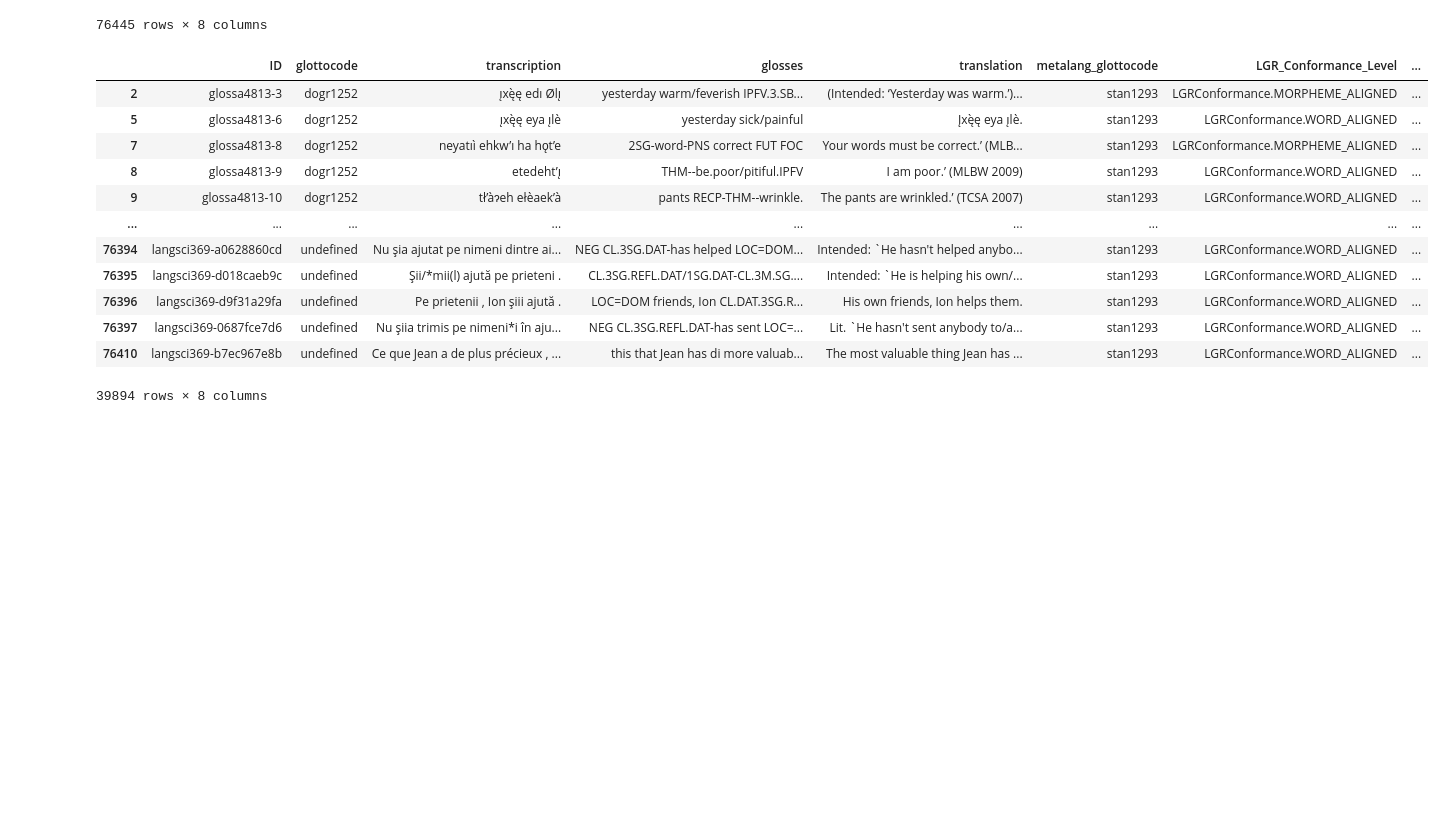
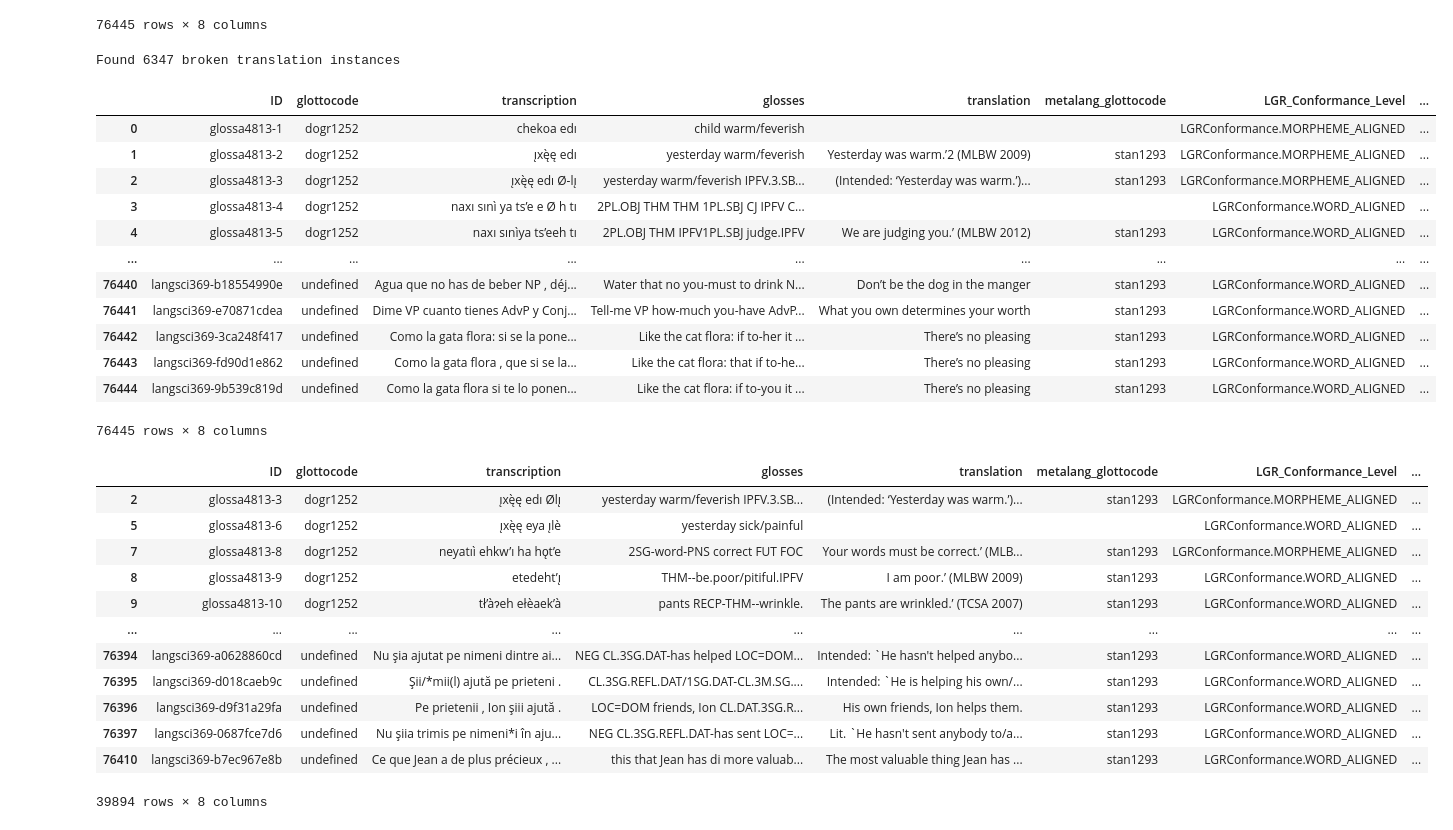
Before and after one commit to foltaProject/glosslm, a Jupyter notebook: IMTVault-processing.ipynb, the cells around one changed output. Drawn from its saved outputs; the diff is of its cells as text; code cells hidden in the pictures; blank space fills up the shorter version.

```diff
--- a/IMTVault-processing.ipynb
+++ b/IMTVault-processing.ipynb
@@ -26,9 +26,11 @@ examples = examples.rename(columns={"Language_ID": "glottocode",
                                     "Translated_Text": "translation",
                                     "Meta_Language_ID": "metalang_glottocode"})
 
-examples["is_segmented"] = examples["LGR_Conformance_Level"] == "LGRConformance.MORPHEME_ALIGNED"
-examples.loc[examples["is_segmented"] == False, "is_segmented"] = "undefined"
+# examples["is_segmented"] = examples["LGR_Conformance_Level"] == "LGRConformance.MORPHEME_ALIGNED"
+examples["is_segmented"] = examples["transcription"].str.contains("-")
+examples.loc[examples["is_segmented"] == False, "is_segmented"] = ""
 examples.loc[examples["is_segmented"] == True, "is_segmented"] = "yes"
+
 examples
 # %% [output]
 |  | ID | glottocode | transcription | glosses | translation | metalang_glottocode | LGR_Conformance_Level | ... |
@@ -44,14 +46,68 @@ examples
 | 76443 | langsci369-fd90d1e862 | undefined | Como la gata flora , que si se la... | Like the cat flora: that if to-he... | There’s no pleasing | stan1293 | LGRConformance.WORD_ALIGNED | ... |
 | 76444 | langsci369-9b539c819d | undefined | Como la gata flora si te lo ponen... | Like the cat flora: if to-you it ... | There’s no pleasing | stan1293 | LGRConformance.WORD_ALIGNED | ... |
 76445 rows × 8 columns
+# %%
+import langid
+from tqdm.notebook import tqdm
+
+tqdm.pandas()
+
+iso_to_glotto = {
+    "en": "stan1293",
+    "fr": "stan1290",
+    "de": "stan1295",
+    "pt": "port1283",
+    "zh": "mand1415",
+    "es": "stan1288"
+}
+
+bad_transl = []
+
+def compare_pred_lang(row):
+    if not isinstance(row['translation'], str):
+        bad_transl.append(row)
+        row['metalang_glottocode'] = ''
+        row['translation'] = ''
+        return row
+
+    pred_lang = langid.classify(row['translation'])[0]
+    if pred_lang not in iso_to_glotto or iso_to_glotto[pred_lang] != row['metalang_glottocode']:
+        # We have a mismatch! Clear everything and run
+        bad_transl.append(row)
+        row['metalang_glottocode'] = ''
+        row['translation'] = ''
+    return row
+
+
+# Check if predicted lang matches metalang
+examples = examples.progress_apply(compare_pred_lang, axis=1)
+
+print(f"Found {len(bad_transl)} broken translation instances")
+examples
+# %% [output]
+Found 6347 broken translation instances
+|  | ID | glottocode | transcription | glosses | translation | metalang_glottocode | LGR_Conformance_Level | ... |
+| 0 | glossa4813-1 | dogr1252 | chekoa edı | child warm/feverish |  |  | LGRConformance.MORPHEME_ALIGNED | ... |
+| 1 | glossa4813-2 | dogr1252 | ı̨xę̀ę edı | yesterday warm/feverish | Yesterday was warm.’2 (MLBW 2009) | stan1293 | LGRConformance.MORPHEME_ALIGNED | ... |
+| 2 | glossa4813-3 | dogr1252 | ı̨xę̀ę edı Ø-lı̨ | yesterday warm/feverish IPFV.3.SB... | (Intended: ‘Yesterday was warm.’)... | stan1293 | LGRConformance.MORPHEME_ALIGNED | ... |
+| 3 | glossa4813-4 | dogr1252 | naxı sınì ya ts’e e Ø h tı | 2PL.OBJ THM THM 1PL.SBJ CJ IPFV C... |  |  | LGRConformance.WORD_ALIGNED | ... |
+| 4 | glossa4813-5 | dogr1252 | naxı sınìya ts’eeh tı | 2PL.OBJ THM IPFV1PL.SBJ judge.IPFV | We are judging you.’ (MLBW 2012) | stan1293 | LGRConformance.WORD_ALIGNED | ... |
+| ... | ... | ... | ... | ... | ... | ... | ... | ... |
+| 76440 | langsci369-b18554990e | undefined | Agua que no has de beber NP , déj... | Water that no you-must to drink N... | Don’t be the dog in the manger | stan1293 | LGRConformance.WORD_ALIGNED | ... |
+| 76441 | langsci369-e70871cdea | undefined | Dime VP cuanto tienes AdvP y Conj... | Tell-me VP how-much you-have AdvP... | What you own determines your worth | stan1293 | LGRConformance.WORD_ALIGNED | ... |
+| 76442 | langsci369-3ca248f417 | undefined | Como la gata flora: si se la pone... | Like the cat flora: if to-her it ... | There’s no pleasing | stan1293 | LGRConformance.WORD_ALIGNED | ... |
+| 76443 | langsci369-fd90d1e862 | undefined | Como la gata flora , que si se la... | Like the cat flora: that if to-he... | There’s no pleasing | stan1293 | LGRConformance.WORD_ALIGNED | ... |
+| 76444 | langsci369-9b539c819d | undefined | Como la gata flora si te lo ponen... | Like the cat flora: if to-you it ... | There’s no pleasing | stan1293 | LGRConformance.WORD_ALIGNED | ... |
+76445 rows × 8 columns
 # %%
-unsegmented_examples = examples.loc[examples["transcription"].str.contains("-")].assign(**{'is_segmented': "no"})
+unsegmented_examples = examples[examples['is_segmented'] == "yes"].copy()
+unsegmented_examples["is_segmented"] = "no"
 unsegmented_examples["transcription"] = unsegmented_examples["transcription"].str.replace("-", "")
 unsegmented_examples
 # %% [output]
 |  | ID | glottocode | transcription | glosses | translation | metalang_glottocode | LGR_Conformance_Level | ... |
 | 2 | glossa4813-3 | dogr1252 | ı̨xę̀ę edı Ølı̨ | yesterday warm/feverish IPFV.3.SB... | (Intended: ‘Yesterday was warm.’)... | stan1293 | LGRConformance.MORPHEME_ALIGNED | ... |
-| 5 | glossa4813-6 | dogr1252 | ı̨xę̀ę eya ı̨lè | yesterday sick/painful | Įxę̀ę eya ı̨lè. | stan1293 | LGRConformance.WORD_ALIGNED | ... |
+| 5 | glossa4813-6 | dogr1252 | ı̨xę̀ę eya ı̨lè | yesterday sick/painful |  |  | LGRConformance.WORD_ALIGNED | ... |
 | 7 | glossa4813-8 | dogr1252 | neyatıì ehkw’ı ha hǫt’e | 2SG-word-PNS correct FUT FOC | Your words must be correct.’ (MLB... | stan1293 | LGRConformance.MORPHEME_ALIGNED | ... |
 | 8 | glossa4813-9 | dogr1252 | etedeht’ı̨ | THM--be.poor/pitiful.IPFV | I am poor.’ (MLBW 2009) | stan1293 | LGRConformance.WORD_ALIGNED | ... |
 | 9 | glossa4813-10 | dogr1252 | tł’àɂeh ełèaek’à | pants RECP-THM--wrinkle. | The pants are wrinkled.’ (TCSA 2007) | stan1293 | LGRConformance.WORD_ALIGNED | ... |
```
Also changed, not shown: parts of 4 cells of this notebook, 16 other files.
